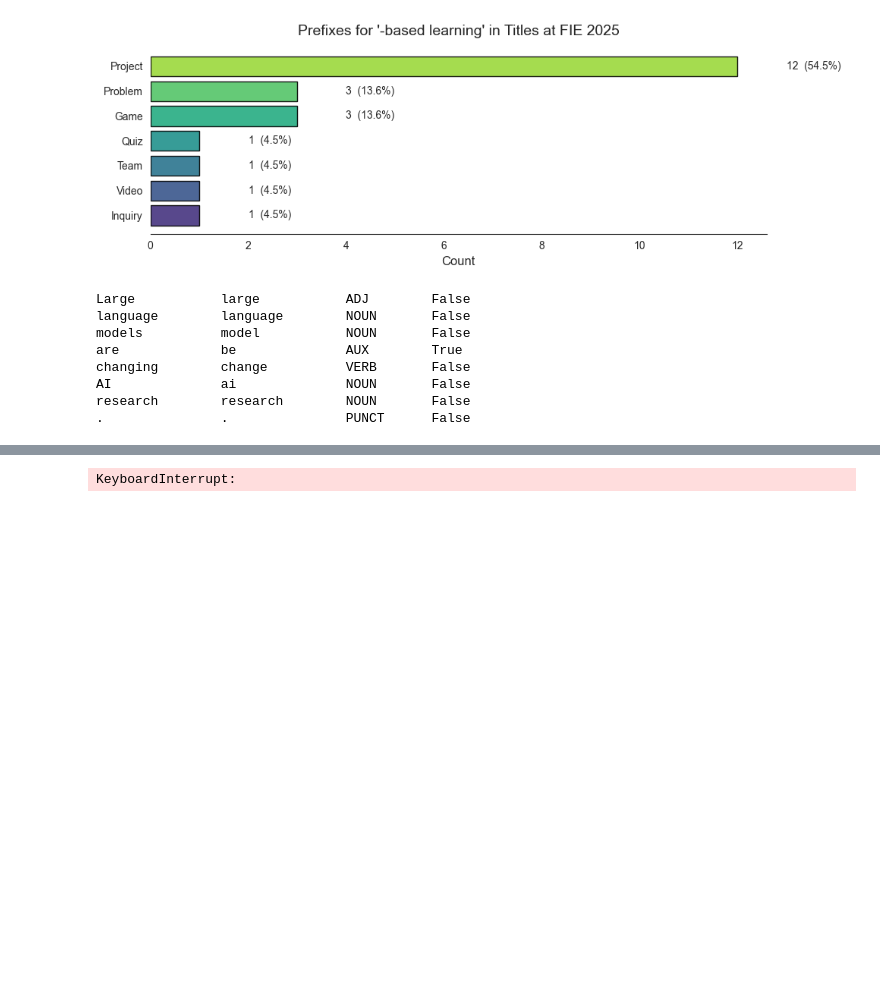
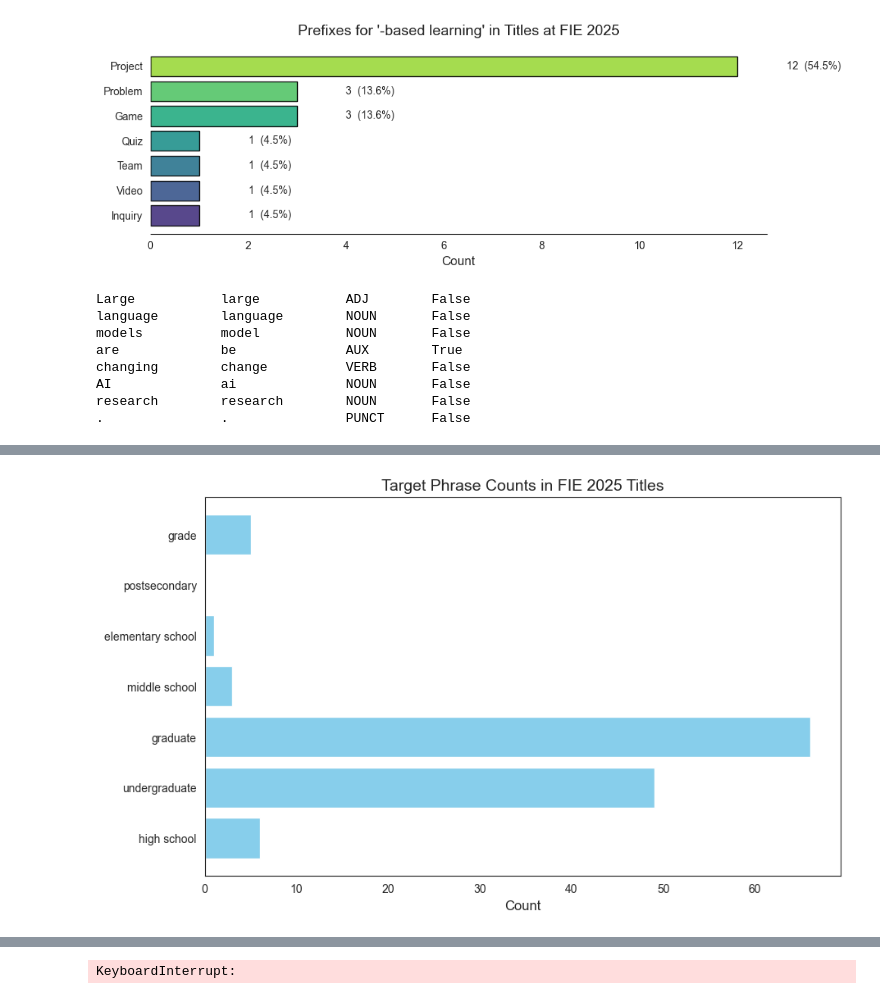
Before and after one commit to gsteinLTU/fie2025data, a Jupyter notebook: analysis.ipynb, the cells around one changed output, grey strips where cells are left out. Saved outputs shown, nothing was run; the diff lists cells and outputs as text; code cells hidden in the pictures; blank space fills up the shorter version.

```diff
--- a/analysis.ipynb
+++ b/analysis.ipynb
@@ -391,0 +402,27 @@ plot_top_terms(top_bi_non, title="Top bigrams in non-WIP titles (lemmas)", rotat
+# %%
+# Compare specific phrases
+target_phrases = ["high school", "undergraduate", "graduate", "middle school", "elementary school", "postsecondary", "grade"]
+
+# Lemmatize target phrases
+def lemmatize_phrase(phrase):
+    doc = nlp(phrase)
+    return " ".join([token.lemma_ for token in doc if not token.is_stop])
+
+target_phrases = [lemmatize_phrase(phrase) for phrase in target_phrases]
+
+# Get counts for target phrases
+target_phrase_counts = {phrase: 0 for phrase in target_phrases}
+for title in df_cleaned['PaperTitle'].fillna('').to_list():
+    title = lemmatize_phrase(title)
+    for phrase in target_phrases:
+        if phrase in title:
+            target_phrase_counts[phrase] += 1
+
+# Plot target phrase counts
+plt.figure(figsize=(10, 6))
+plt.barh(list(target_phrase_counts.keys()), list(target_phrase_counts.values()), color='skyblue')
+plt.xlabel('Count')
+plt.title('Target Phrase Counts in FIE 2025 Titles')
+plt.show()
+# %% [output]
+[figure, added]
```
Also changed, not shown: parts of 4 cells of this notebook, 2 other files.
